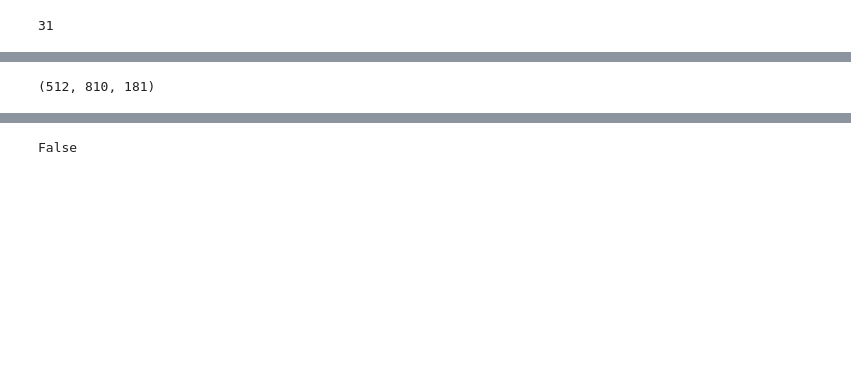
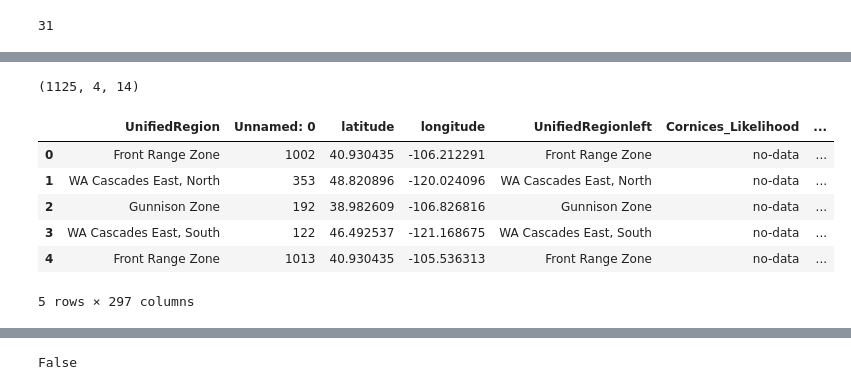
Before and after one commit to scottcha/OpenAvalancheProject, a Jupyter notebook: Scratch/Notebooks/XGBoostAllData.ipynb, the cells around one changed output, grey strips where cells are left out. Saved outputs shown, nothing was run; the diff lists cells and outputs as text; code cells hidden in the pictures; blank space fills up the shorter version.

```diff
--- a/Scratch/Notebooks/XGBoostAllData.ipynb
+++ b/Scratch/Notebooks/XGBoostAllData.ipynb
@@ -368,7 +870,17 @@ Dimensions without coordinates: sample, time
 # %%
-X_train.shape
+X_train.to_array().values.shape
 # %% [output]
-(512, 810, 181)
+(1125, 4, 14)
+# %%
+y_train.head()
+# %% [output]
+|  | UnifiedRegion | Unnamed: 0 | latitude | longitude | UnifiedRegionleft | Cornices_Likelihood | ... |
+| 0 | Front Range Zone | 1002 | 40.930435 | -106.212291 | Front Range Zone | no-data | ... |
+| 1 | WA Cascades East, North | 353 | 48.820896 | -120.024096 | WA Cascades East, North | no-data | ... |
+| 2 | Gunnison Zone | 192 | 38.982609 | -106.826816 | Gunnison Zone | no-data | ... |
+| 3 | WA Cascades East, South | 122 | 46.492537 | -121.168675 | WA Cascades East, South | no-data | ... |
+| 4 | Front Range Zone | 1013 | 40.930435 | -105.536313 | Front Range Zone | no-data | ... |
+5 rows × 297 columns
 # %%
 y_train['Day1DangerAboveTreeline'].shape
 # %% [output]
```
Also changed, not shown: parts of 118 cells of this notebook, 1 other file.
